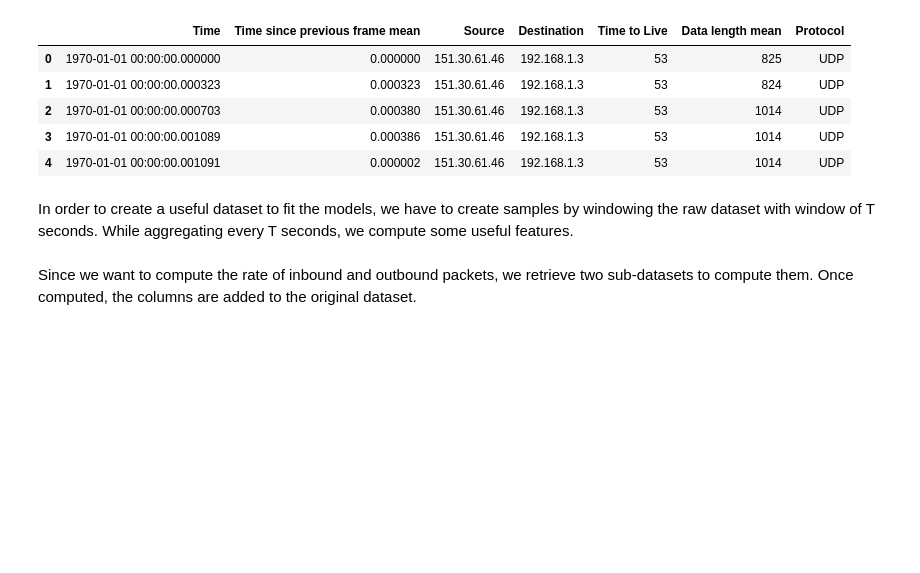
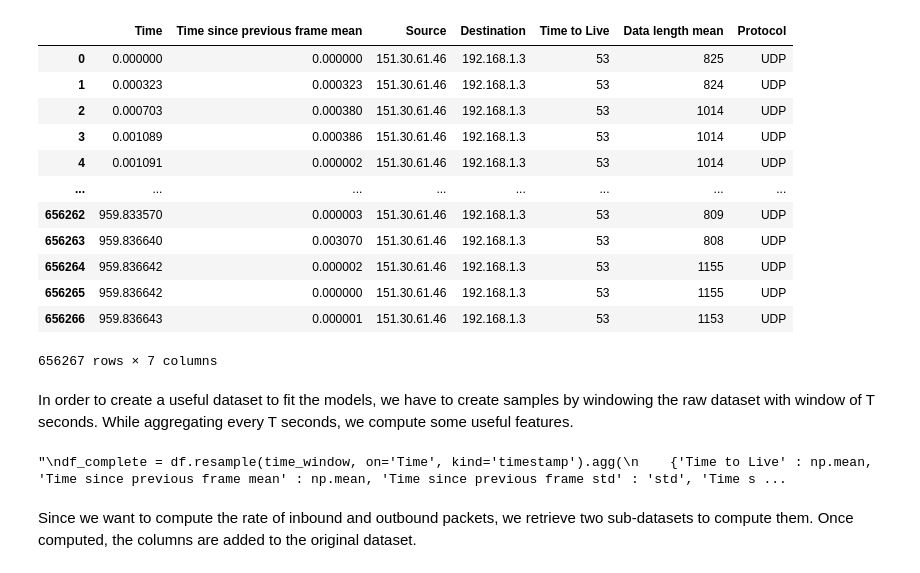
Before and after one commit to MassimilianoArca/IoT-WI-project, a Jupyter notebook: Project.ipynb, the cells around one changed output. Drawn from its saved outputs; the diff is of its cells as text; code cells hidden in the pictures; blank space fills up the shorter version.

```diff
--- a/Project.ipynb
+++ b/Project.ipynb
@@ -14,20 +12,26 @@ import matplotlib.pyplot as plt
 # %%
 df = pd.read_csv("Dataset.csv")
 df = pd.DataFrame(df)
 df = df.drop(columns='Info')
 df = df.drop(columns='Frame length')
 df = df.drop(columns=['No.'])
-df['Time'] = pd.to_datetime(df['Time'], unit='s')
 df = df.rename(columns= {'Time since previous frame' : 'Time since previous frame mean', 'Data length' : 'Data length mean'})
 
-df.head()
+df.head(-1)
 # %% [output]
 |  | Time | Time since previous frame mean | Source | Destination | Time to Live | Data length mean | Protocol |
-| 0 | 1970-01-01 00:00:00.000000 | 0.000000 | 151.30.61.46 | 192.168.1.3 | 53 | 825 | UDP |
-| 1 | 1970-01-01 00:00:00.000323 | 0.000323 | 151.30.61.46 | 192.168.1.3 | 53 | 824 | UDP |
-| 2 | 1970-01-01 00:00:00.000703 | 0.000380 | 151.30.61.46 | 192.168.1.3 | 53 | 1014 | UDP |
-| 3 | 1970-01-01 00:00:00.001089 | 0.000386 | 151.30.61.46 | 192.168.1.3 | 53 | 1014 | UDP |
-| 4 | 1970-01-01 00:00:00.001091 | 0.000002 | 151.30.61.46 | 192.168.1.3 | 53 | 1014 | UDP |
+| 0 | 0.000000 | 0.000000 | 151.30.61.46 | 192.168.1.3 | 53 | 825 | UDP |
+| 1 | 0.000323 | 0.000323 | 151.30.61.46 | 192.168.1.3 | 53 | 824 | UDP |
+| 2 | 0.000703 | 0.000380 | 151.30.61.46 | 192.168.1.3 | 53 | 1014 | UDP |
+| 3 | 0.001089 | 0.000386 | 151.30.61.46 | 192.168.1.3 | 53 | 1014 | UDP |
+| 4 | 0.001091 | 0.000002 | 151.30.61.46 | 192.168.1.3 | 53 | 1014 | UDP |
+| ... | ... | ... | ... | ... | ... | ... | ... |
+| 656262 | 959.833570 | 0.000003 | 151.30.61.46 | 192.168.1.3 | 53 | 809 | UDP |
+| 656263 | 959.836640 | 0.003070 | 151.30.61.46 | 192.168.1.3 | 53 | 808 | UDP |
+| 656264 | 959.836642 | 0.000002 | 151.30.61.46 | 192.168.1.3 | 53 | 1155 | UDP |
+| 656265 | 959.836642 | 0.000000 | 151.30.61.46 | 192.168.1.3 | 53 | 1155 | UDP |
+| 656266 | 959.836643 | 0.000001 | 151.30.61.46 | 192.168.1.3 | 53 | 1153 | UDP |
+656267 rows × 7 columns
 # %% [markdown]
 In order to create a useful dataset to fit the models, we have to create samples by windowing the raw dataset with window of T seconds.
 While aggregating every T seconds, we compute some useful features.
@@ -40,9 +44,19 @@ df['Data length median'] = df['Data length mean']
 df['Time since previous frame std'] = df['Time since previous frame mean']
 df['Time since previous frame median'] = df['Time since previous frame mean']
 
-df_complete = df.resample(time_window, on='Time').agg(
+
+df_complete = df.groupby(pd.cut(df['Time'], np.arange(0, round(df.at[df.index[-1], 'Time']), 0.5))).agg(
     {'Time to Live' : np.mean, 'Time since previous frame mean' : np.mean, 'Time since previous frame std' : 'std', 'Time since previous frame median' : np.median,
      'Data length mean' : np.mean, 'Data length std' : 'std', 'Data length median': np.median})
+
+'''
+df_complete = df.resample(time_window, on='Time', kind='timestamp').agg(
+    {'Time to Live' : np.mean, 'Time since previous frame mean' : np.mean, 'Time since previous frame std' : 'std', 'Time since previous frame median' : np.median,
+     'Data length mean' : np.mean, 'Data length std' : 'std', 'Data length median': np.median})
+
+'''
+# %% [output]
+"\ndf_complete = df.resample(time_window, on='Time', kind='timestamp').agg(\n    {'Time to Live' : np.mean, 'Time since previous frame mean' : np.mean, 'Time since previous frame std' : 'std', 'Time s ...
 # %% [markdown]
 Since we want to compute the rate of inbound and outbound packets, we retrieve two sub-datasets to compute them.
 Once computed, the columns are added to the original dataset.
```
Also changed, not shown: parts of 34 cells of this notebook, 3 other files.
